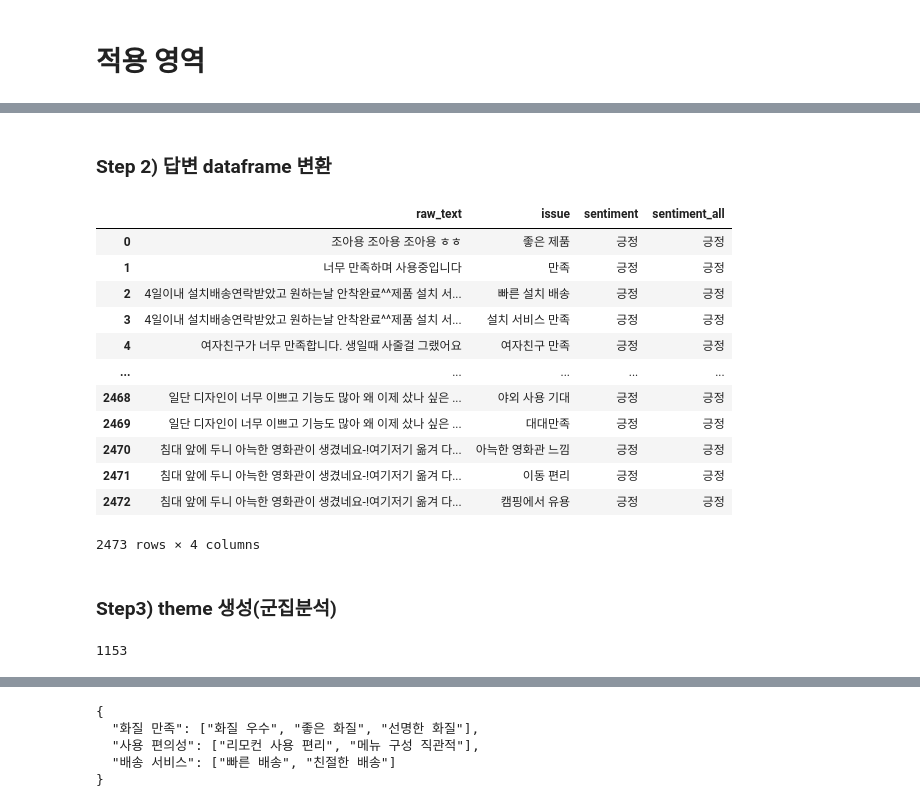
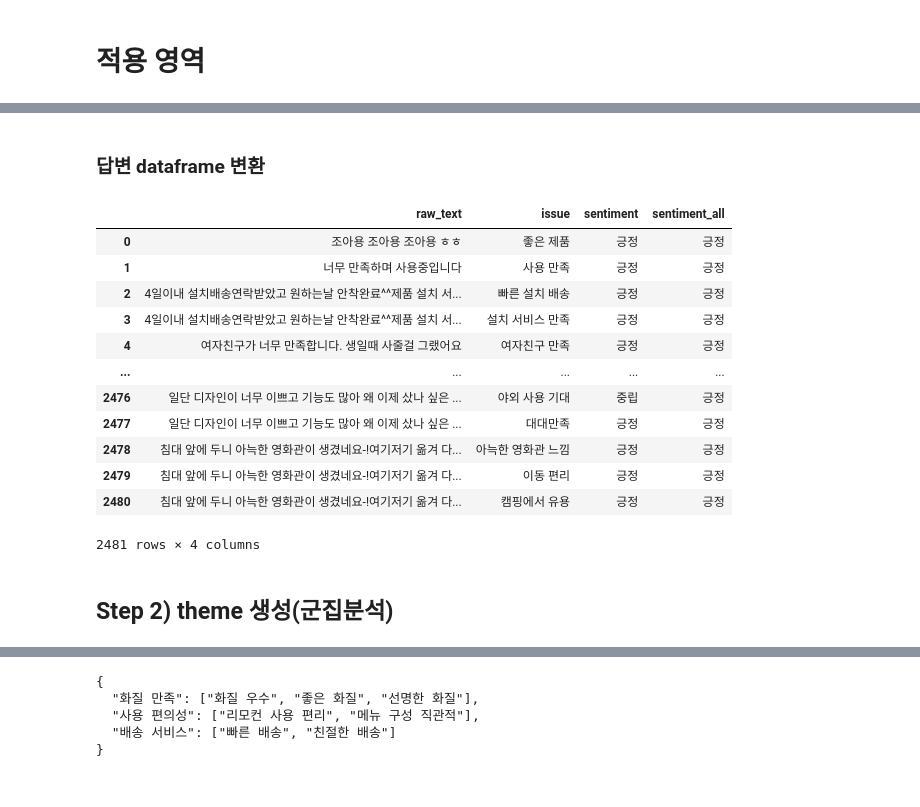
Before and after one commit to ohr-ds/LLM_summary, a Jupyter notebook: m01_gpt_senti.ipynb, the cells around one changed output, grey strips where cells are left out. Cells and saved outputs as stored; diff of their text form; code cells hidden in the pictures.

```diff
--- a/m01_gpt_senti.ipynb
+++ b/m01_gpt_senti.ipynb
@@ -167,6 +199,0 @@ print(test[8])
-# %%
-input_raw_text = test[8]
-system_message = {"role": "system", "content": sentiment_instructions}
-user_message = {"role": "user", "content": f"{sentiment_few_shots}\n<raw_text>\n{input_raw_text}\n</raw_text>"}
-messages = [system_message, user_message]
-content = get_response(messages)
@@ -286,23 +199,0 @@ content_list
-# %%
-data_list = []
-
-for content in content_list:
-    parsed_content = convert_to_dict(content)
-
-    raw_text = extract_raw_text(parsed_content)
-    issues = extract_issues(parsed_content)
-    sentiments = extract_sentiments(parsed_content)
-    sentiment_all = extract_sentiment_all(parsed_content)
-
-    for issue in issues:
-        sentiment = sentiments.get(issue, 'Unknown')
-        data_entry = {
-            "raw_text": raw_text,
-            "issue": issue,
-            "sentiment": sentiment,
-            "sentiment_all": sentiment_all
-        }
-        data_list.append(data_entry)
-
-result = pd.DataFrame(data_list)
-result
@@ -369,48 +256,50 @@ with tqdm(total=total_iterations) as pbar:
             continue
 
         # 응답을 리스트에 저장
-        content_list.append(content)
+        content_list.append((content, input_raw_text))
 
         pbar.update(1)
         time.sleep(1)
 # %% [markdown]
-### Step 2) 답변 dataframe 변환
+### 답변 dataframe 변환
 # %%
 # 답변 변환
 
 data_list = []
 
-for content in content_list:
+for content, original_raw_text in content_list:
     parsed_content = convert_to_dict(content)
 
     raw_text = extract_raw_text(parsed_content)
-    issues = extract_issues(parsed_content)
-    sentiments = extract_sentiments(parsed_content)
-    sentiment_all = extract_sentiment_all(parsed_content)
+    if raw_text == "": # raw_text가 비어있는 경우 원본 텍스트로 대체
+        raw_text = original_raw_text
+    issues = extract_issues(parsed_content) if parsed_content else []
+    sentiments = extract_sentiments(parsed_content) if parsed_content else {}
+    sentiment_all = extract_sentiment_all(parsed_content) if parsed_content else ""
 
     for issue in issues:
         sentiment = sentiments.get(issue, 'Unknown')
         data_entry = {
             "raw_text": raw_text,
             "issue": issue,
             "sentiment": sentiment,
             "sentiment_all": sentiment_all
         }
         data_list.append(data_entry)
 
-result = pd.DataFrame(data_list)
-result
+result_s1 = pd.DataFrame(data_list)
+result_s1
 # %% [output]
 |  | raw_text | issue | sentiment | sentiment_all |
 | 0 | 조아용 조아용 조아용 ㅎㅎ | 좋은 제품 | 긍정 | 긍정 |
-| 1 | 너무 만족하며 사용중입니다 | 만족 | 긍정 | 긍정 |
+| 1 | 너무 만족하며 사용중입니다 | 사용 만족 | 긍정 | 긍정 |
 | 2 | 4일이내 설치배송연락받았고 원하는날 안착완료^^제품 설치 서... | 빠른 설치 배송 | 긍정 | 긍정 |
 | 3 | 4일이내 설치배송연락받았고 원하는날 안착완료^^제품 설치 서... | 설치 서비스 만족 | 긍정 | 긍정 |
 | 4 | 여자친구가 너무 만족합니다. 생일때 사줄걸 그랬어요 | 여자친구 만족 | 긍정 | 긍정 |
 | ... | ... | ... | ... | ... |
-| 2468 | 일단 디자인이 너무 이쁘고 기능도 많아 왜 이제 샀나 싶은 ... | 야외 사용 기대 | 긍정 | 긍정 |
-| 2469 | 일단 디자인이 너무 이쁘고 기능도 많아 왜 이제 샀나 싶은 ... | 대대만족 | 긍정 | 긍정 |
-| 2470 | 침대 앞에 두니 아늑한 영화관이 생겼네요-!여기저기 옮겨 다... | 아늑한 영화관 느낌 | 긍정 | 긍정 |
-| 2471 | 침대 앞에 두니 아늑한 영화관이 생겼네요-!여기저기 옮겨 다... | 이동 편리 | 긍정 | 긍정 |
-| 2472 | 침대 앞에 두니 아늑한 영화관이 생겼네요-!여기저기 옮겨 다... | 캠핑에서 유용 | 긍정 | 긍정 |
+| 2476 | 일단 디자인이 너무 이쁘고 기능도 많아 왜 이제 샀나 싶은 ... | 야외 사용 기대 | 중립 | 긍정 |
+| 2477 | 일단 디자인이 너무 이쁘고 기능도 많아 왜 이제 샀나 싶은 ... | 대대만족 | 긍정 | 긍정 |
+| 2478 | 침대 앞에 두니 아늑한 영화관이 생겼네요-!여기저기 옮겨 다... | 아늑한 영화관 느낌 | 긍정 | 긍정 |
+| 2479 | 침대 앞에 두니 아늑한 영화관이 생겼네요-!여기저기 옮겨 다... | 이동 편리 | 긍정 | 긍정 |
+| 2480 | 침대 앞에 두니 아늑한 영화관이 생겼네요-!여기저기 옮겨 다... | 캠핑에서 유용 | 긍정 | 긍정 |
-2473 rows × 4 columns
+2481 rows × 4 columns
@@ -417,4 +310,4 @@ result
 # %% [markdown]
-### Step3) theme 생성(군집분석)
+## Step 2) theme 생성(군집분석)
 # %%
 # issue에서 중복 제거
@@ -422,4 +314,0 @@ unique_issues = result['issue'].drop_duplicates().tolist()
-# %%
-len(unique_issues)
-# %% [output]
-1153
```
Also changed, not shown: parts of 64 cells of this notebook, 22 other files.
